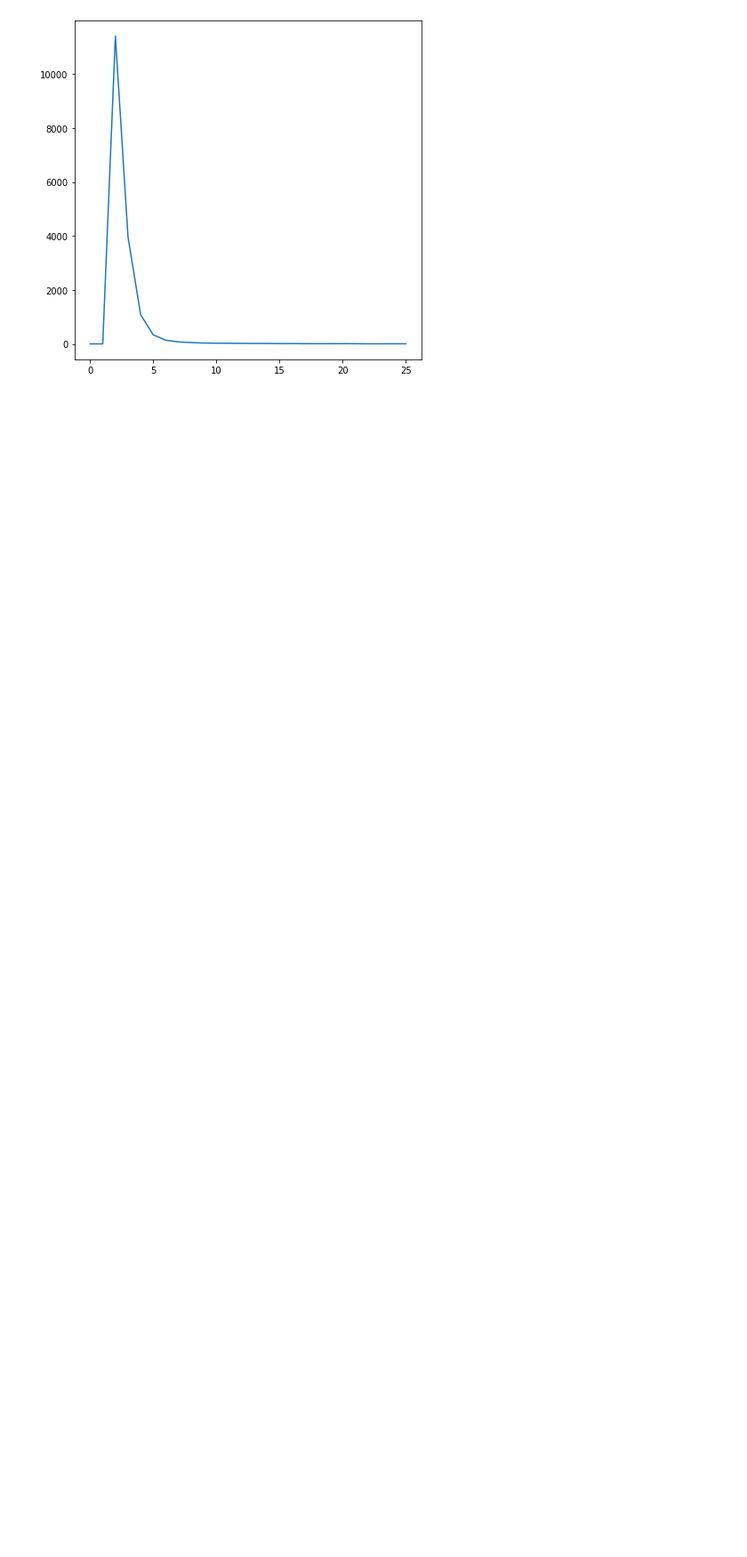
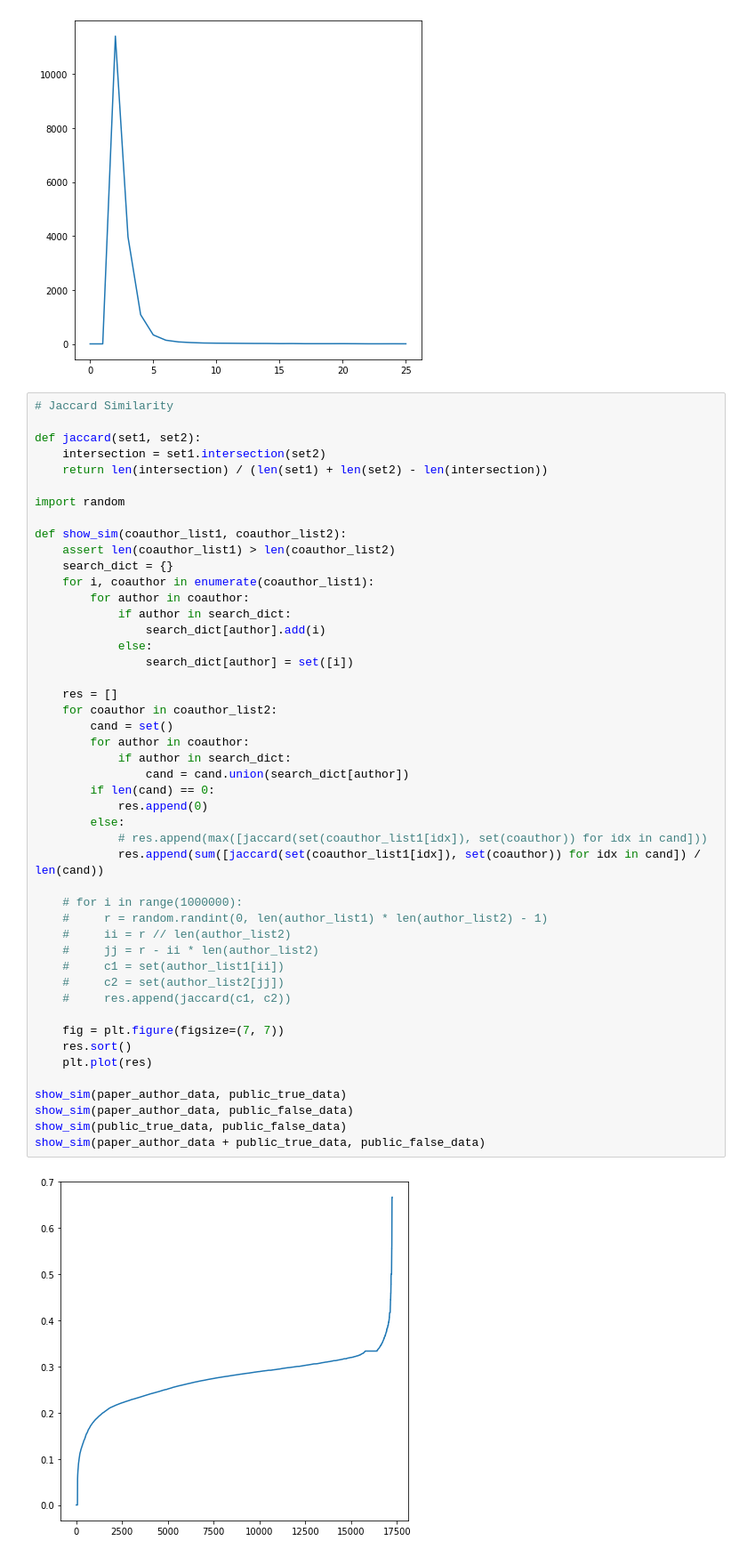
Before and after one commit to jyuno426/AI506-project, a Jupyter notebook: src/EDA.ipynb, the cells around one changed output. Shown at 89% size. Drawn from its saved outputs; the diff is of its cells as text; blank space fills up the shorter version.

Commit message:
EDA: jaccard similarity & change output name

```diff
--- a/src/EDA.ipynb
+++ b/src/EDA.ipynb
@@ -181,3 +181,52 @@ plt.plot(count_list)
 [figure]
 [figure]
 [figure]
+# %%
+# Jaccard Similarity
+
+def jaccard(set1, set2):
+    intersection = set1.intersection(set2)
+    return len(intersection) / (len(set1) + len(set2) - len(intersection))
+
+import random
+
+def show_sim(coauthor_list1, coauthor_list2):
+    assert len(coauthor_list1) > len(coauthor_list2)
+    search_dict = {}
+    for i, coauthor in enumerate(coauthor_list1):
+        for author in coauthor:
+            if author in search_dict:
+                search_dict[author].add(i)
+            else:
+                search_dict[author] = set([i])
+
+    res = []
+    for coauthor in coauthor_list2:
+        cand = set()
+        for author in coauthor:
+            if author in search_dict:
+                cand = cand.union(search_dict[author])
+        if len(cand) == 0:
+            res.append(0)
+        else:
+            # res.append(max([jaccard(set(coauthor_list1[idx]), set(coauthor)) for idx in cand]))
+            res.append(sum([jaccard(set(coauthor_list1[idx]), set(coauthor)) for idx in cand]) / len(cand))
+
+    # for i in range(1000000):
+    #     r = random.randint(0, len(author_list1) * len(author_list2) - 1)
+    #     ii = r // len(author_list2)
+    #     jj = r - ii * len(author_list2)
+    #     c1 = set(author_list1[ii])
+    #     c2 = set(author_list2[jj])
+    #     res.append(jaccard(c1, c2))
+
+    fig = plt.figure(figsize=(7, 7))
+    res.sort()
+    plt.plot(res)
+
+show_sim(paper_author_data, public_true_data)
+show_sim(paper_author_data, public_false_data)
+show_sim(public_true_data, public_false_data)
+show_sim(paper_author_data + public_true_data, public_false_data)
+# %% [output]
+[figure, added]
```
Also changed, not shown: parts of 1 cell of this notebook, 4 other files.
